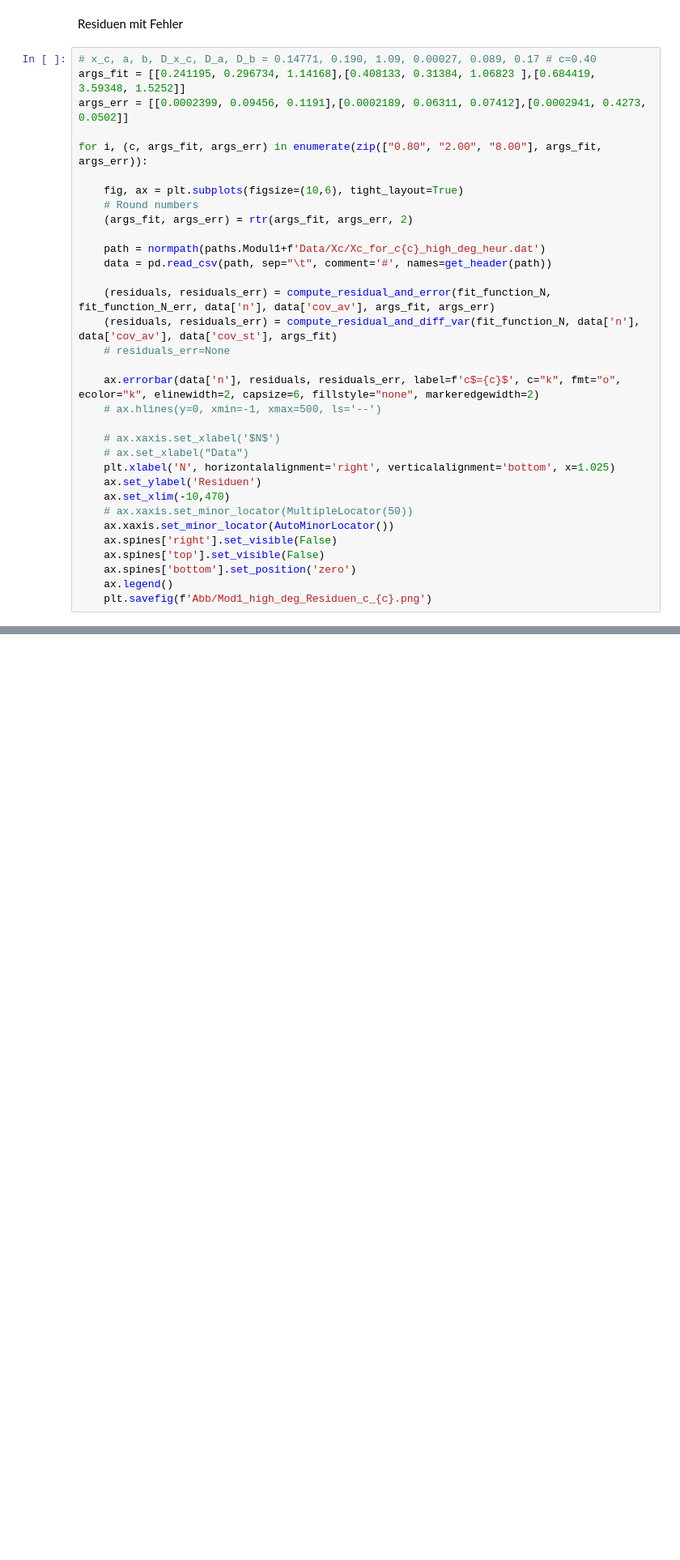
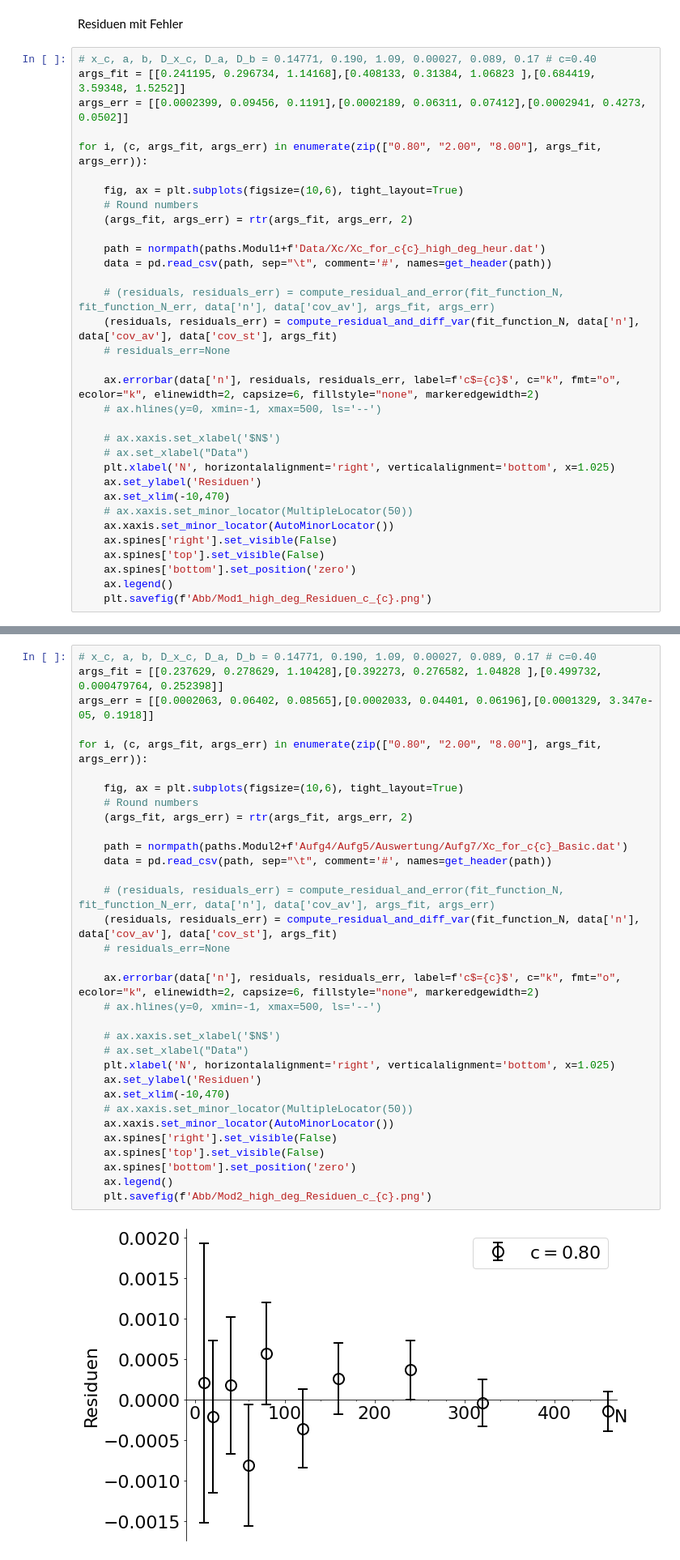
Before and after one commit to T1mors/FPR, a Jupyter notebook: 4 Phasenübergänge/Auswertung.ipynb, the cells around one changed output, grey strips where cells are left out. Shown at 81% size. Drawn from its saved outputs; the diff is of its cells as text; blank space fills up the shorter version.

```diff
--- a/4 Phasenübergänge/Auswertung.ipynb
+++ b/4 Phasenübergänge/Auswertung.ipynb
@@ -187,7 +202,7 @@ for i, (c, args_fit, args_err) in enumerate(zip(["0.80", "2.00", "8.00"], args_f
     path = normpath(paths.Modul1+f'Data/Xc/Xc_for_c{c}_high_deg_heur.dat')
     data = pd.read_csv(path, sep="\t", comment='#', names=get_header(path))
 
-    (residuals, residuals_err) = compute_residual_and_error(fit_function_N, fit_function_N_err, data['n'], data['cov_av'], args_fit, args_err)
+    # (residuals, residuals_err) = compute_residual_and_error(fit_function_N, fit_function_N_err, data['n'], data['cov_av'], args_fit, args_err)
     (residuals, residuals_err) = compute_residual_and_diff_var(fit_function_N, data['n'], data['cov_av'], data['cov_st'], args_fit)
     # residuals_err=None
 
@@ -262,0 +232,35 @@ Sum-diff-squared: 1.3496418946302717
+# %%
+# x_c, a, b, D_x_c, D_a, D_b = 0.14771, 0.190, 1.09, 0.00027, 0.089, 0.17 # c=0.40
+args_fit = [[0.237629, 0.278629, 1.10428],[0.392273, 0.276582, 1.04828 ],[0.499732, 0.000479764, 0.252398]]
+args_err = [[0.0002063, 0.06402, 0.08565],[0.0002033, 0.04401, 0.06196],[0.0001329, 3.347e-05, 0.1918]]
+
+for i, (c, args_fit, args_err) in enumerate(zip(["0.80", "2.00", "8.00"], args_fit, args_err)):
+
+    fig, ax = plt.subplots(figsize=(10,6), tight_layout=True)
+    # Round numbers
+    (args_fit, args_err) = rtr(args_fit, args_err, 2)
+
+    path = normpath(paths.Modul2+f'Aufg4/Aufg5/Auswertung/Aufg7/Xc_for_c{c}_Basic.dat')
+    data = pd.read_csv(path, sep="\t", comment='#', names=get_header(path))
+
+    # (residuals, residuals_err) = compute_residual_and_error(fit_function_N, fit_function_N_err, data['n'], data['cov_av'], args_fit, args_err)
+    (residuals, residuals_err) = compute_residual_and_diff_var(fit_function_N, data['n'], data['cov_av'], data['cov_st'], args_fit)
+    # residuals_err=None
+
+    ax.errorbar(data['n'], residuals, residuals_err, label=f'c$={c}$', c="k", fmt="o", ecolor="k", elinewidth=2, capsize=6, fillstyle="none", markeredgewidth=2)
+    # ax.hlines(y=0, xmin=-1, xmax=500, ls='--')
+
+    # ax.xaxis.set_xlabel('$N$')
+    # ax.set_xlabel("Data")
+    plt.xlabel('N', horizontalalignment='right', verticalalignment='bottom', x=1.025)
+    ax.set_ylabel('Residuen')
+    ax.set_xlim(-10,470)
+    # ax.xaxis.set_minor_locator(MultipleLocator(50))
+    ax.xaxis.set_minor_locator(AutoMinorLocator())
+    ax.spines['right'].set_visible(False)
+    ax.spines['top'].set_visible(False)
+    ax.spines['bottom'].set_position('zero')
+    ax.legend()
+    plt.savefig(f'Abb/Mod2_high_deg_Residuen_c_{c}.png')
+# %% [output]
+[figure, added]
```
Also changed, not shown: parts of 13 cells of this notebook, 23 other files.
